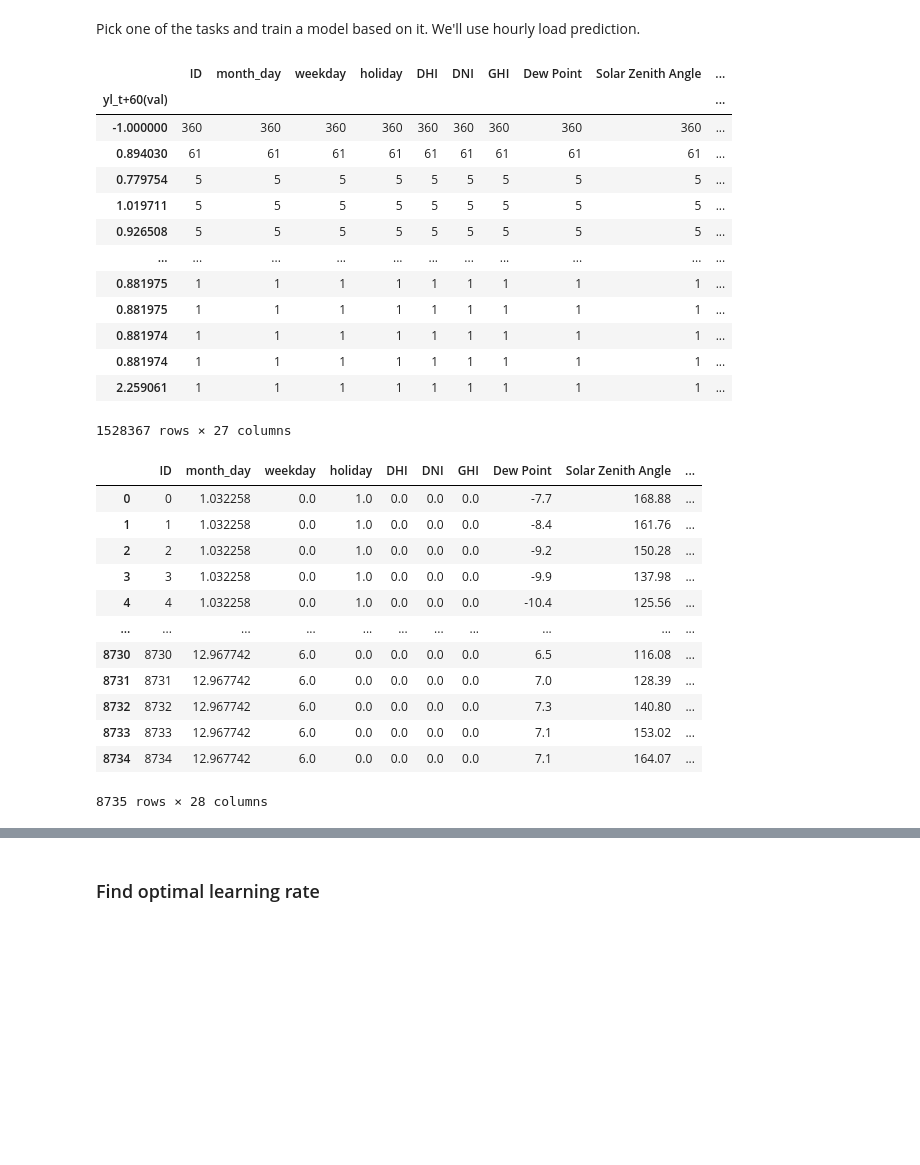
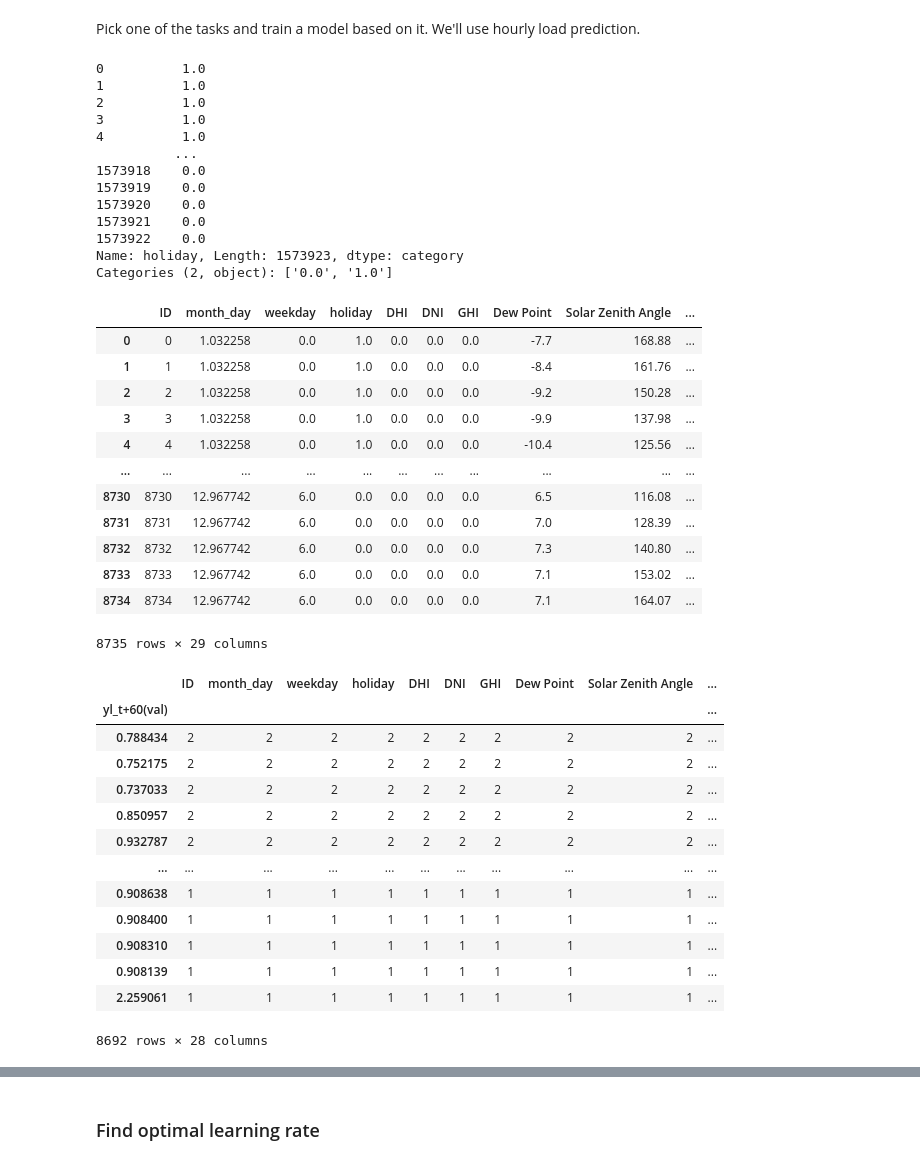
Before and after one commit to changrybirds/Renewable-load-forecasting, a Jupyter notebook: Code/TFT.ipynb, the cells around one changed output, grey strips where cells are left out. Drawn from its saved outputs; the diff is of its cells as text; code cells hidden in the pictures; blank space fills up the shorter version.

```diff
--- a/Code/TFT.ipynb
+++ b/Code/TFT.ipynb
@@ -93,26 +101,27 @@ memory usage: 336.2 MB
 # %% [markdown]
 Pick one of the tasks and train a model based on it. We'll use hourly load prediction.
 # %%
-data.groupby('yl_t+60(val)', axis=0).count().sort_values(by='ID', ascending=False)
+data['holiday']
 # %% [output]
-|  | ID | month_day | weekday | holiday | DHI | DNI | GHI | Dew Point | Solar Zenith Angle | ... |
-| yl_t+60(val) |  |  |  |  |  |  |  |  |  | ... |
-| -1.000000 | 360 | 360 | 360 | 360 | 360 | 360 | 360 | 360 | 360 | ... |
-| 0.894030 | 61 | 61 | 61 | 61 | 61 | 61 | 61 | 61 | 61 | ... |
-| 0.779754 | 5 | 5 | 5 | 5 | 5 | 5 | 5 | 5 | 5 | ... |
-| 1.019711 | 5 | 5 | 5 | 5 | 5 | 5 | 5 | 5 | 5 | ... |
-| 0.926508 | 5 | 5 | 5 | 5 | 5 | 5 | 5 | 5 | 5 | ... |
-| ... | ... | ... | ... | ... | ... | ... | ... | ... | ... | ... |
-| 0.881975 | 1 | 1 | 1 | 1 | 1 | 1 | 1 | 1 | 1 | ... |
-| 0.881975 | 1 | 1 | 1 | 1 | 1 | 1 | 1 | 1 | 1 | ... |
-| 0.881974 | 1 | 1 | 1 | 1 | 1 | 1 | 1 | 1 | 1 | ... |
-| 0.881974 | 1 | 1 | 1 | 1 | 1 | 1 | 1 | 1 | 1 | ... |
-| 2.259061 | 1 | 1 | 1 | 1 | 1 | 1 | 1 | 1 | 1 | ... |
-1528367 rows × 27 columns
+0          1.0
+1          1.0
+2          1.0
+3          1.0
+4          1.0
+          ...
+1573918    0.0
+1573919    0.0
+1573920    0.0
+1573921    0.0
+1573922    0.0
+Name: holiday, Length: 1573923, dtype: category
+Categories (2, object): ['0.0', '1.0']
 # %%
 time_col = 'ID'
-target_y = 'yl_t+60(flag)'
-data_yl_t60 = data_2018[data_2018[target_y] == 1].reset_index(drop=True)
+target_y_flag = 'yl_t+60(flag)'
+target_y = 'yl_t+60(val)'
+data_yl_t60 = data_2018[data_2018[target_y_flag] == 1].reset_index(drop=True)
+# data_yl_t60 = data_2018.reset_index(drop=True)
 data_yl_t60['ID'] = data_yl_t60.index
 data_yl_t60
 # %% [output]
@@ -128,4 +137,4 @@ data_yl_t60
 | 8732 | 8732 | 12.967742 | 6.0 | 0.0 | 0.0 | 0.0 | 0.0 | 7.3 | 140.80 | ... |
 | 8733 | 8733 | 12.967742 | 6.0 | 0.0 | 0.0 | 0.0 | 0.0 | 7.1 | 153.02 | ... |
 | 8734 | 8734 | 12.967742 | 6.0 | 0.0 | 0.0 | 0.0 | 0.0 | 7.1 | 164.07 | ... |
-8735 rows × 28 columns
+8735 rows × 29 columns
@@ -131,0 +145,17 @@ data_yl_t60
+# %%
+dataset_df.groupby(target_y).count().sort_values('ID', ascending=False)
+# %% [output]
+|  | ID | month_day | weekday | holiday | DHI | DNI | GHI | Dew Point | Solar Zenith Angle | ... |
+| yl_t+60(val) |  |  |  |  |  |  |  |  |  | ... |
+| 0.788434 | 2 | 2 | 2 | 2 | 2 | 2 | 2 | 2 | 2 | ... |
+| 0.752175 | 2 | 2 | 2 | 2 | 2 | 2 | 2 | 2 | 2 | ... |
+| 0.737033 | 2 | 2 | 2 | 2 | 2 | 2 | 2 | 2 | 2 | ... |
+| 0.850957 | 2 | 2 | 2 | 2 | 2 | 2 | 2 | 2 | 2 | ... |
+| 0.932787 | 2 | 2 | 2 | 2 | 2 | 2 | 2 | 2 | 2 | ... |
+| ... | ... | ... | ... | ... | ... | ... | ... | ... | ... | ... |
+| 0.908638 | 1 | 1 | 1 | 1 | 1 | 1 | 1 | 1 | 1 | ... |
+| 0.908400 | 1 | 1 | 1 | 1 | 1 | 1 | 1 | 1 | 1 | ... |
+| 0.908310 | 1 | 1 | 1 | 1 | 1 | 1 | 1 | 1 | 1 | ... |
+| 0.908139 | 1 | 1 | 1 | 1 | 1 | 1 | 1 | 1 | 1 | ... |
+| 2.259061 | 1 | 1 | 1 | 1 | 1 | 1 | 1 | 1 | 1 | ... |
+8692 rows × 28 columns
```
Also changed, not shown: parts of 24 cells of this notebook.
